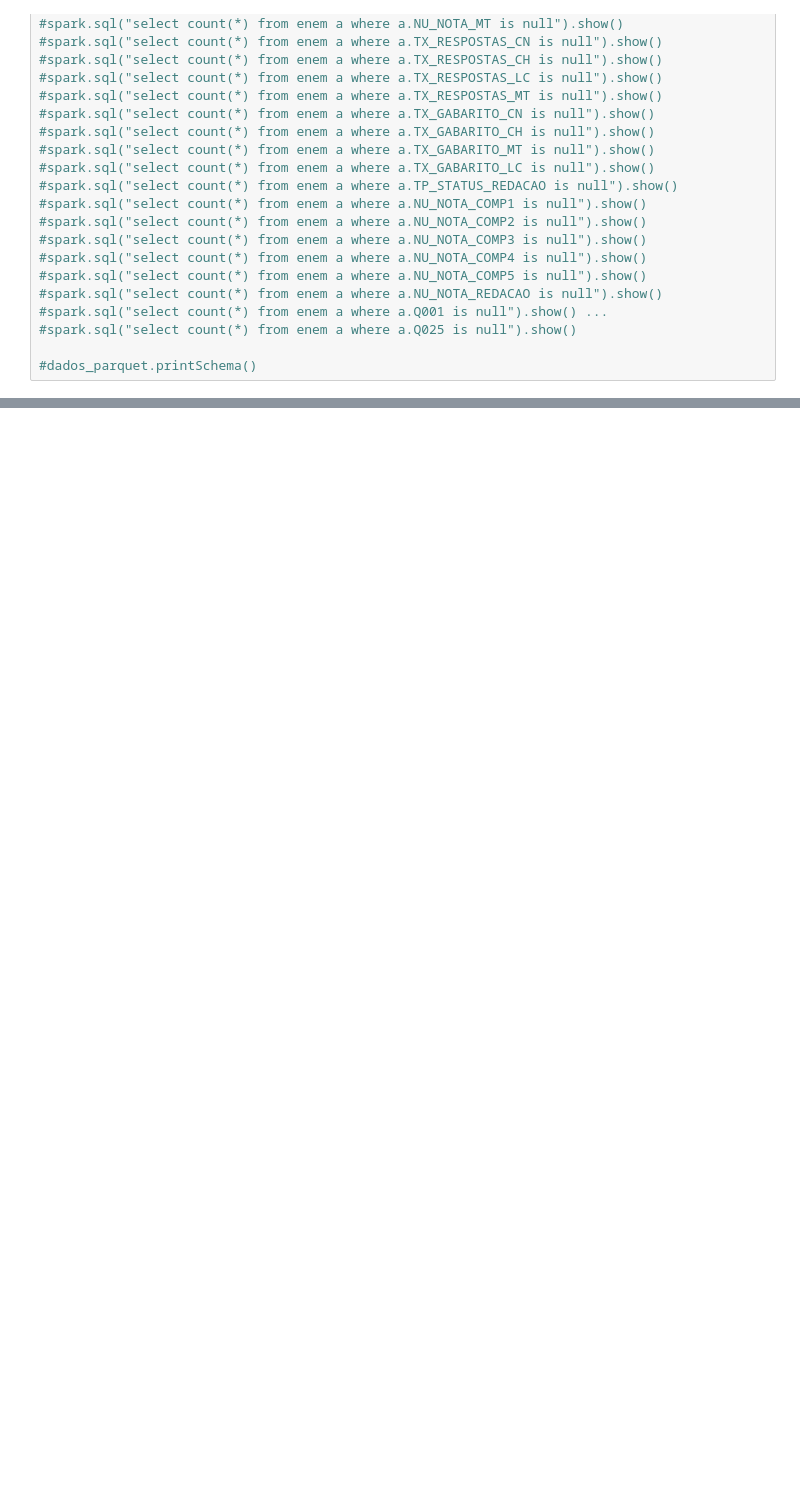
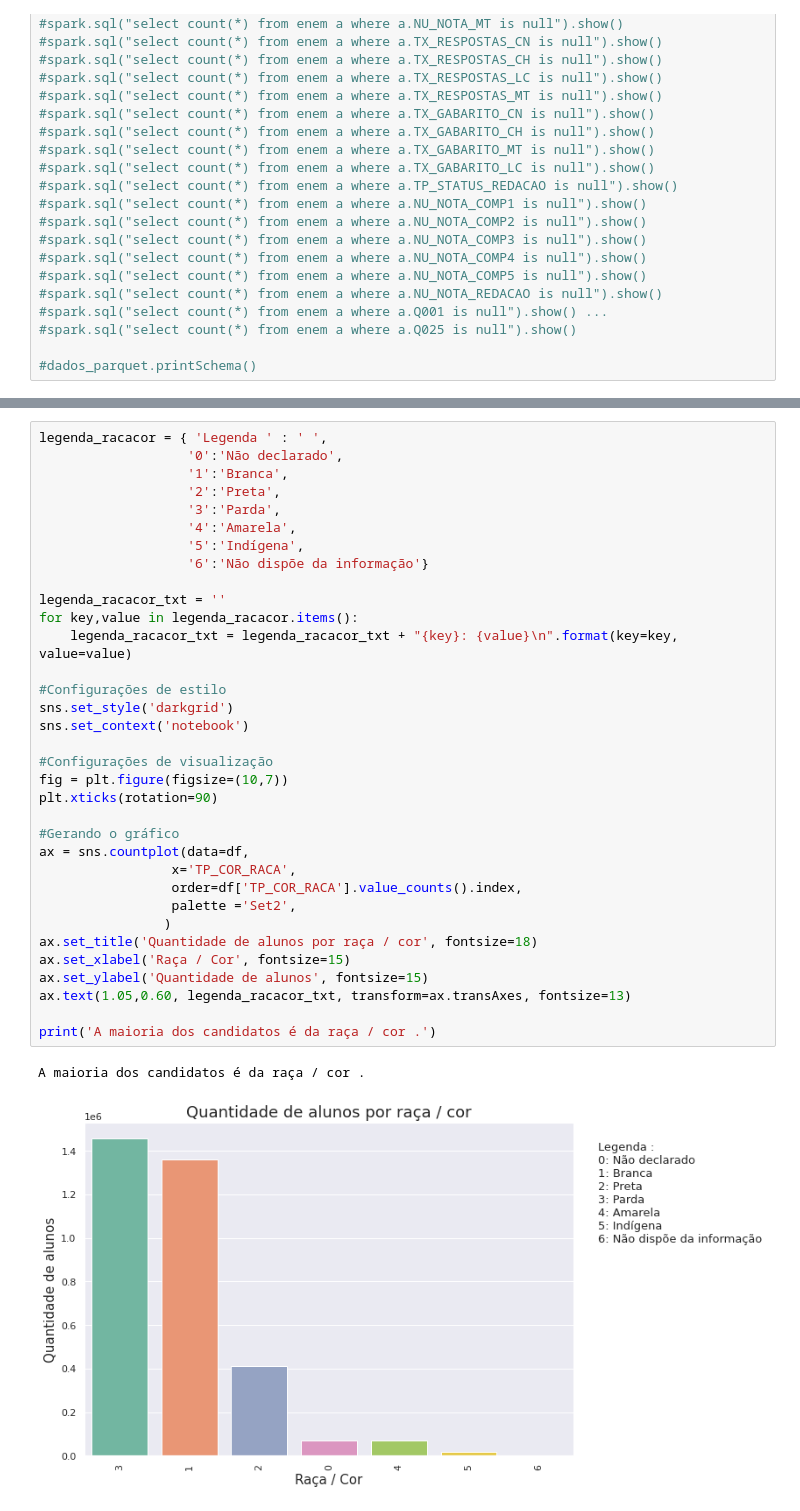
Before and after one commit to leticiaJFS/Projeto-Final-Semantix, a Jupyter notebook: Projeto_Final_Semantix.ipynb, the cells around one changed output, grey strips where cells are left out. Saved outputs shown, nothing was run; the diff lists cells and outputs as text; blank space fills up the shorter version.

```diff
--- a/Projeto_Final_Semantix.ipynb
+++ b/Projeto_Final_Semantix.ipynb
@@ -144,0 +209,37 @@ Name: TP_FAIXA_ETARIA, dtype: float64
+# %%
+legenda_racacor = { 'Legenda ' : ' ',
+                   '0':'Não declarado',
+                   '1':'Branca',
+                   '2':'Preta',
+                   '3':'Parda',
+                   '4':'Amarela',
+                   '5':'Indígena',
+                   '6':'Não dispõe da informação'}
+
+legenda_racacor_txt = ''
+for key,value in legenda_racacor.items():
+    legenda_racacor_txt = legenda_racacor_txt + "{key}: {value}\n".format(key=key, value=value)
+
+#Configurações de estilo
+sns.set_style('darkgrid')
+sns.set_context('notebook')
+
+#Configurações de visualização
+fig = plt.figure(figsize=(10,7))
+plt.xticks(rotation=90)
+
+#Gerando o gráfico
+ax = sns.countplot(data=df,
+                 x='TP_COR_RACA',
+                 order=df['TP_COR_RACA'].value_counts().index,
+                 palette ='Set2',
+                )
+ax.set_title('Quantidade de alunos por raça / cor', fontsize=18)
+ax.set_xlabel('Raça / Cor', fontsize=15)
+ax.set_ylabel('Quantidade de alunos', fontsize=15)
+ax.text(1.05,0.60, legenda_racacor_txt, transform=ax.transAxes, fontsize=13)
+
+print('A maioria dos candidatos é da raça / cor .')
+# %% [output]
+A maioria dos candidatos é da raça / cor .
+[figure, added]
```
Also changed, not shown: parts of 15 cells of this notebook.
